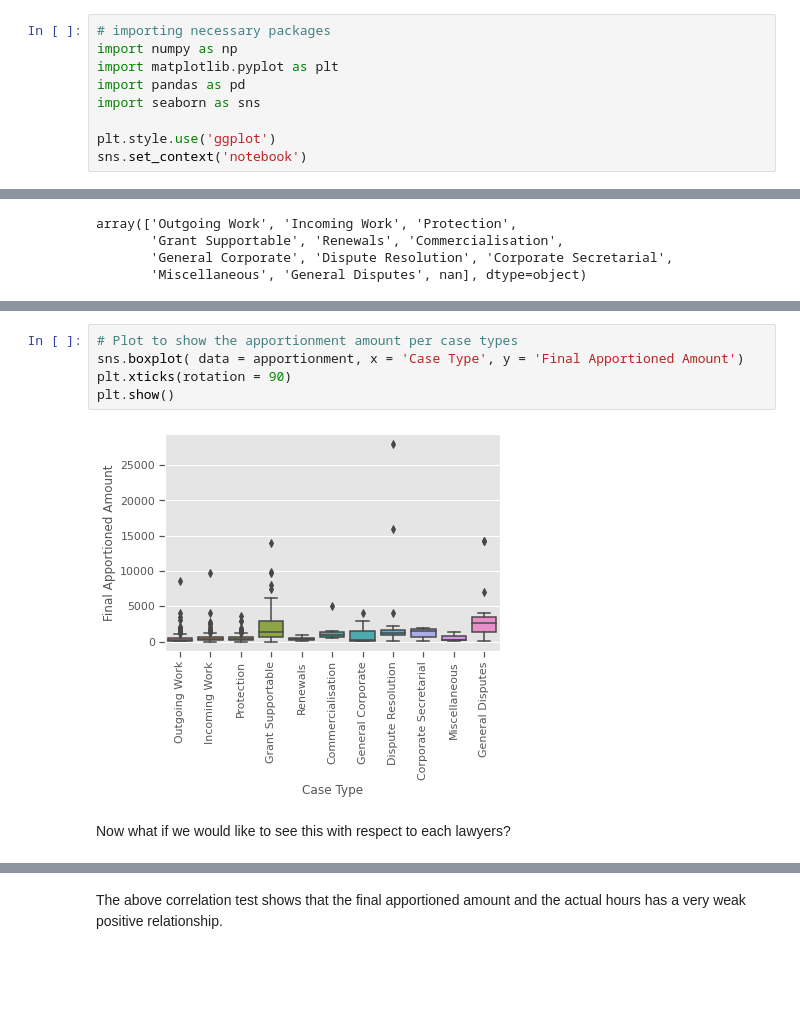
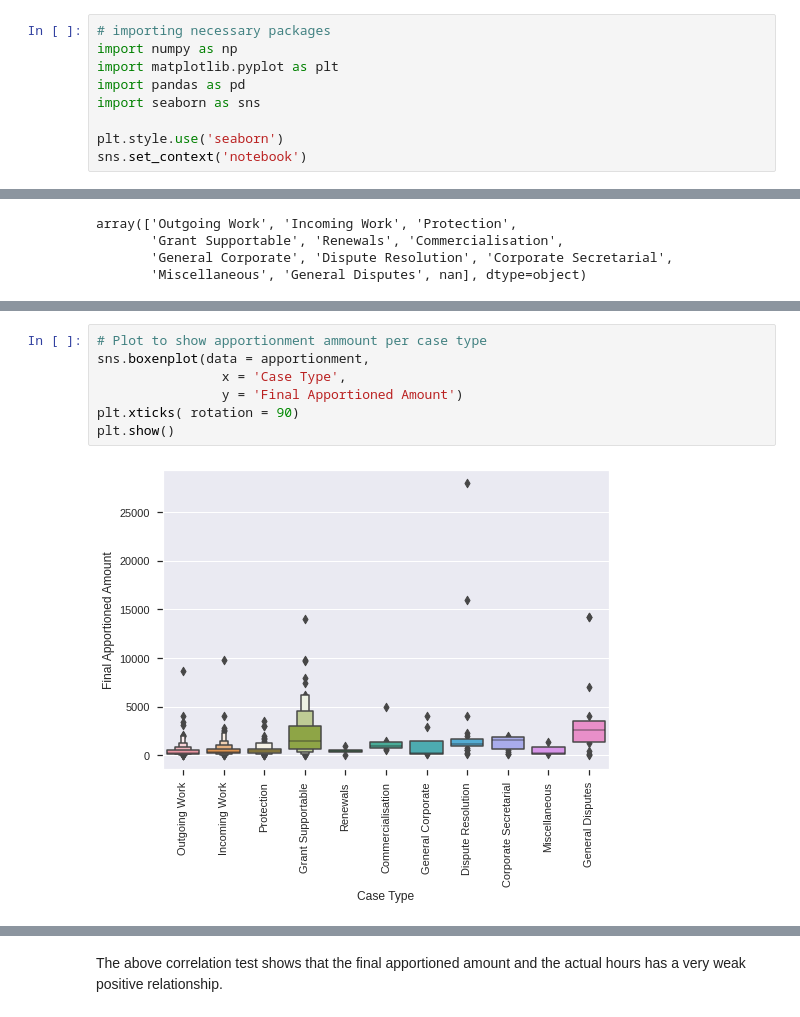
Before and after one commit to snek5/4gia-datachallenge, a Jupyter notebook: 4_gia.ipynb, the cells around one changed output, grey strips where cells are left out. Drawn from its saved outputs; the diff is of its cells as text; blank space fills up the shorter version.

```diff
--- a/4_gia.ipynb
+++ b/4_gia.ipynb
@@ -36,7 +40,7 @@ import matplotlib.pyplot as plt
 import pandas as pd
 import seaborn as sns
 
-plt.style.use('ggplot')
+plt.style.use('seaborn')
 sns.set_context('notebook')
 # %%
 # Importing the data from xlsx files using pandas
@@ -186,9 +205,9 @@ apportionment.groupby('Case Type').agg({'Final Apportioned Amount' : 'describe'}
 # %%
-# Plot to show the apportionment amount per case types
-sns.boxplot( data = apportionment, x = 'Case Type', y = 'Final Apportioned Amount')
-plt.xticks(rotation = 90)
+# Plot to show apportionment ammount per case type
+sns.boxenplot(data = apportionment,
+                x = 'Case Type',
+                y = 'Final Apportioned Amount')
+plt.xticks( rotation = 90)
 plt.show()
 # %% [output]
-[figure, old version]
+[figure, new version]
-# %% [markdown]
-Now what if we would like to see this with respect to each lawyers?
```
Also changed, not shown: parts of 28 cells of this notebook.
